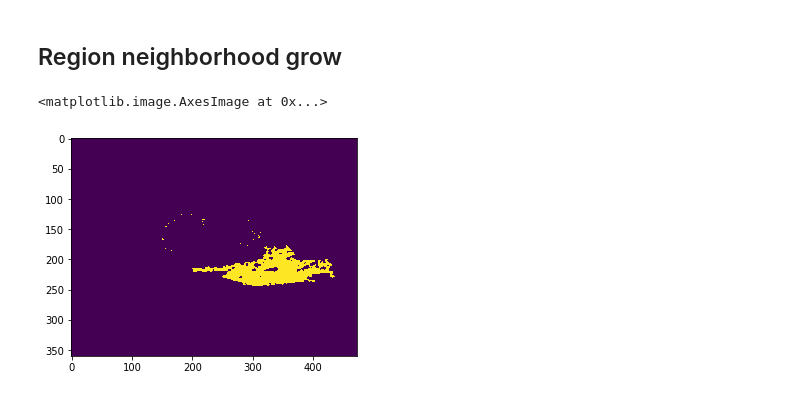
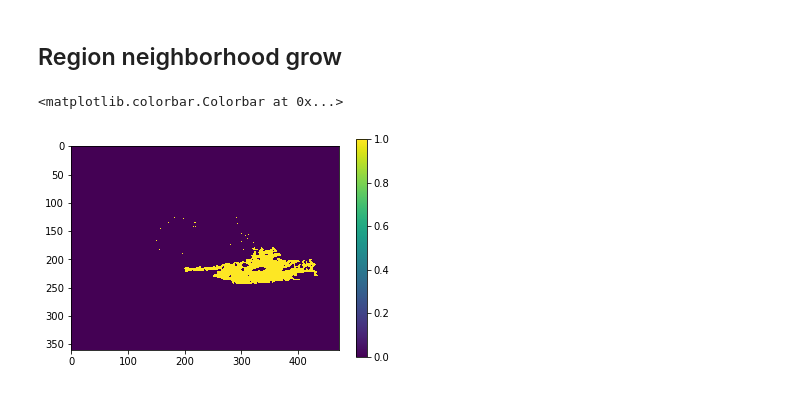
Before and after one commit to penn-ultrasound-research-laboratory/Deep-Ultrasound-Classification, a Jupyter notebook: _notebooks/LeakPluggingCary.ipynb, the cells around one changed output. Drawn from its saved outputs; the diff is of its cells as text; code cells hidden in the pictures.

```diff
--- a/_notebooks/LeakPluggingCary.ipynb
+++ b/_notebooks/LeakPluggingCary.ipynb
@@ -36,7 +36,7 @@ def iterate_until_stop_growing_exponential_backoff(
     *args,
     **kwargs):
 
-    max_iters = np.max(binary_image.shape)
+    max_iters = np.max(binary_image.shape) ** 2
     count = np.count_nonzero(binary_image)
     current_image = np.copy(binary_image)
     iters_in_round = 1
@@ -147,21 +160,22 @@ plt.imshow(seed_range_thresholded_image)
 # %%
 kernel_radius = 1
 
 radius_1 = iterate_until_stop_growing_exponential_backoff(
     np.copy(seed_region_mask),
     grow_region,
     seed_range_thresholded_image,
     disk_kernel(1),
     iters_per_round = 3)
 
 radius_2 = iterate_until_stop_growing_exponential_backoff(
     np.copy(seed_region_mask),
     grow_region,
     seed_range_thresholded_image,
     disk_kernel(2),
     iters_per_round = 3)
 
 plt.imshow(radius_1 - radius_2)
+plt.colorbar()
 # %% [output]
-<matplotlib.image.AxesImage at 0x...>
+<matplotlib.colorbar.Colorbar at 0x...>
-[figure, old version]
+[figure, new version]
```
Also changed, not shown: parts of 4 cells of this notebook.
